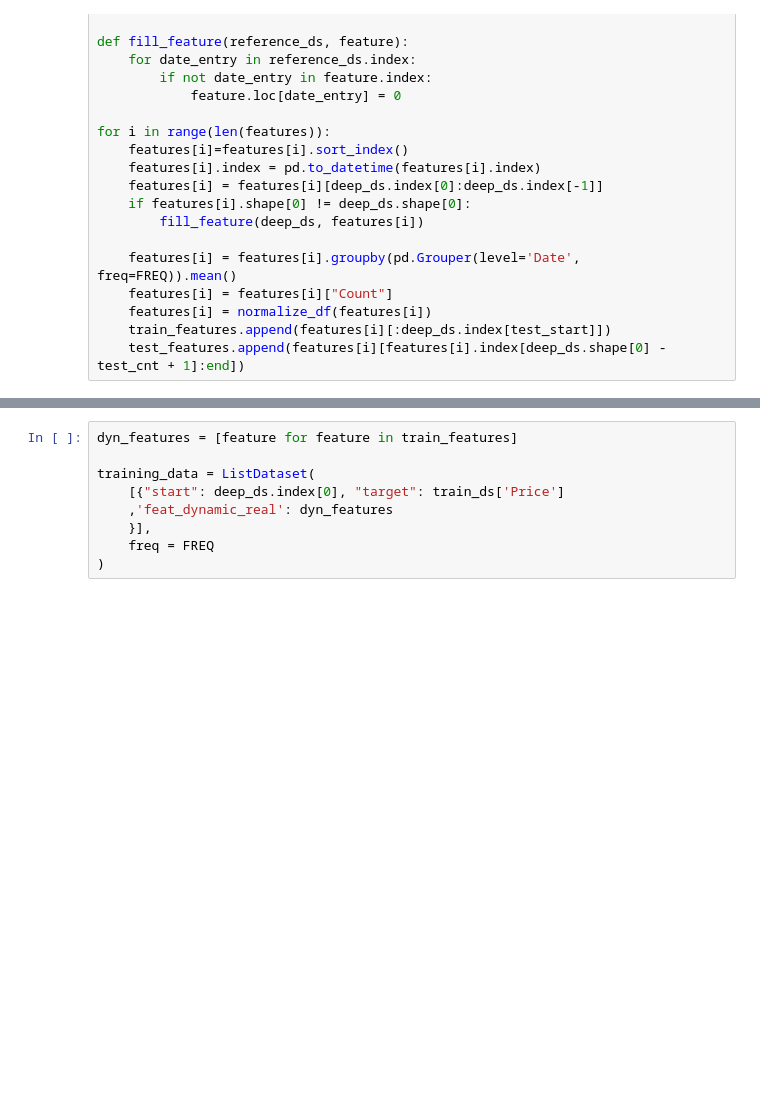
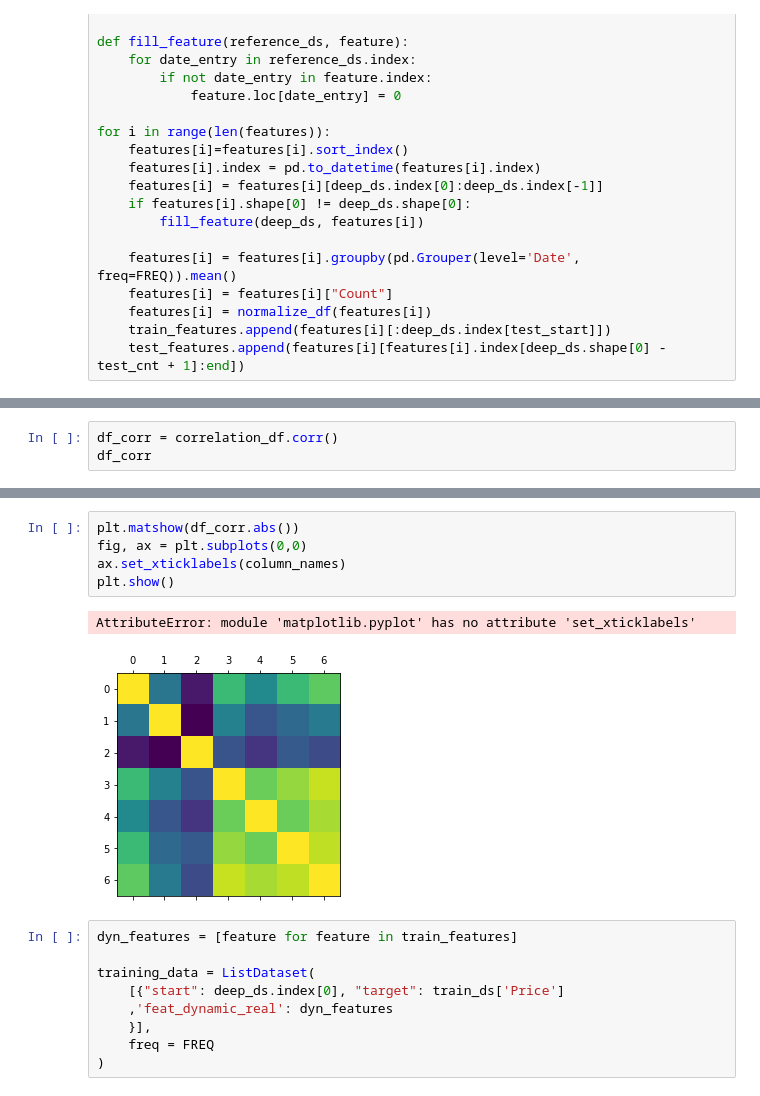
Before and after one commit to andrasfe/ethgas, a Jupyter notebook: deepar_eth_gas.ipynb, the cells around one changed output, grey strips where cells are left out. Cells and saved outputs as stored; diff of their text form; blank space fills up the shorter version.

```diff
--- a/deepar_eth_gas.ipynb
+++ b/deepar_eth_gas.ipynb
@@ -133,0 +170,3 @@ plt.show()
+# %%
+df_corr = correlation_df.corr()
+df_corr
@@ -134,3 +182,11 @@ plt.show()
+# %%
+plt.matshow(df_corr.abs())
+fig, ax = plt.subplots(0,0)
+ax.set_xticklabels(column_names)
+plt.show()
+# %% [output]
+AttributeError: module 'matplotlib.pyplot' has no attribute 'set_xticklabels'
+[figure, added]
 # %%
 dyn_features = [feature for feature in train_features]
 
```
Also changed, not shown: parts of 6 cells of this notebook, 1 other file.
